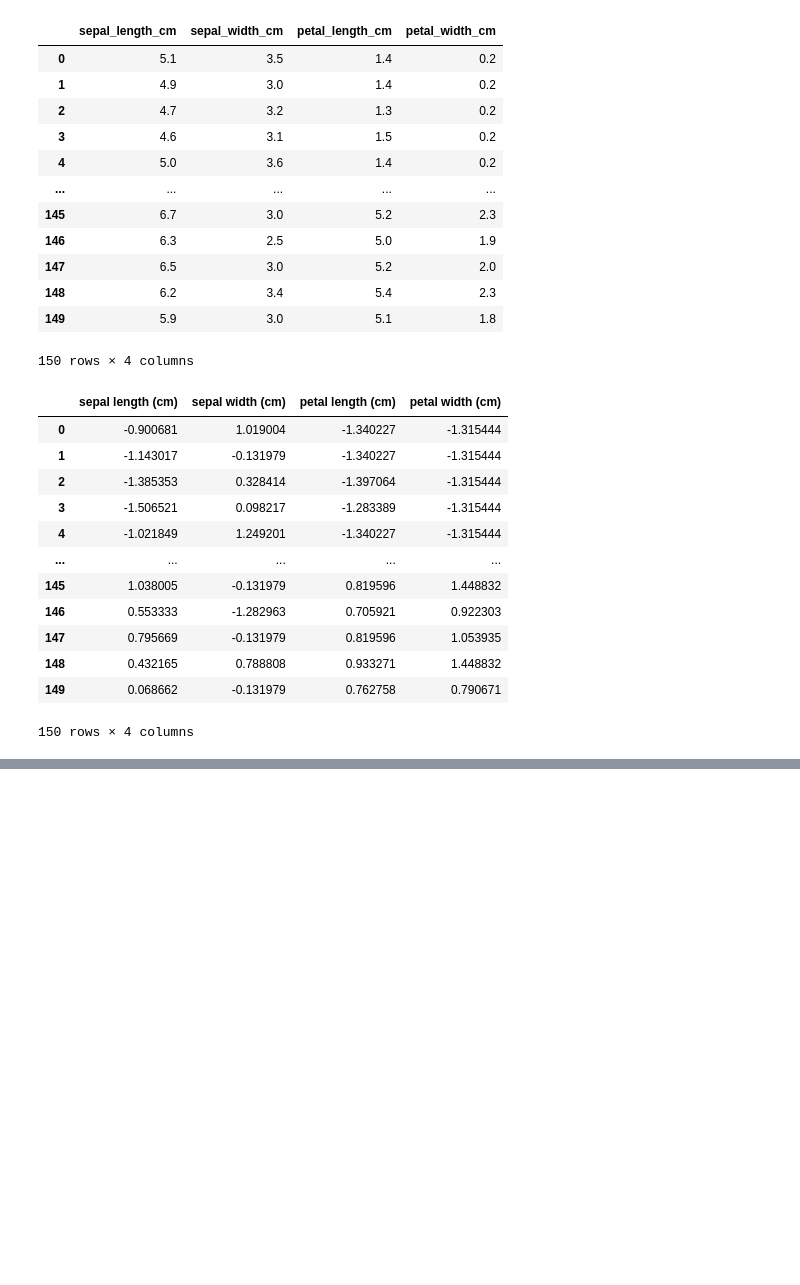
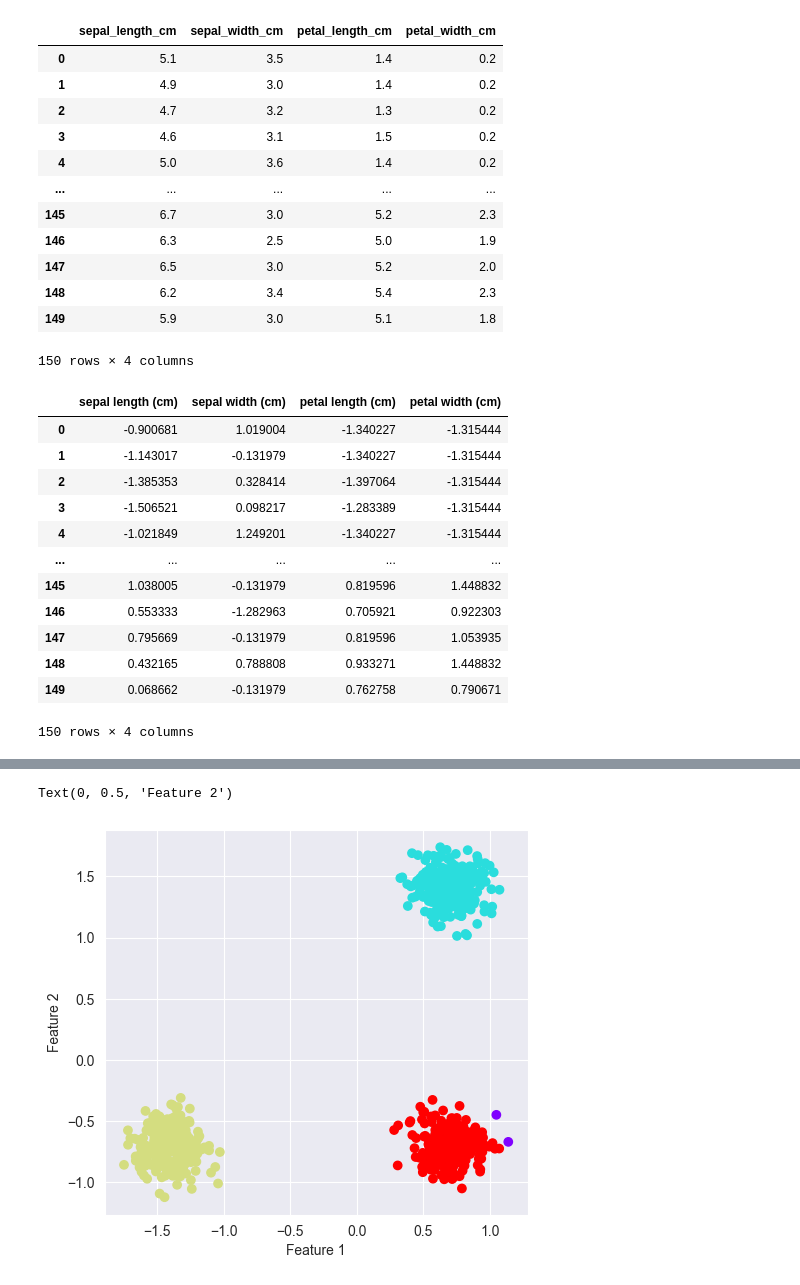
Before and after one commit to potapovkd/ml_lessons, a Jupyter notebook: lesson_7/clustering.ipynb, the cells around one changed output, grey strips where cells are left out. Saved outputs shown, nothing was run; the diff lists cells and outputs as text; code cells hidden in the pictures; blank space fills up the shorter version.

```diff
--- a/lesson_7/clustering.ipynb
+++ b/lesson_7/clustering.ipynb
@@ -123,0 +186,11 @@ Text(0, 0.5, 'Feature 2')
+# %%
+plt.figure(figsize=(12, 5))
+
+plt.subplot(1, 2, 1)
+plt.subplots_adjust(wspace=0.2)
+plt.scatter(df.iloc[:, 0], df.iloc[:, 1], c=df['labels'], cmap="rainbow")
+plt.xlabel("Feature 1")
+plt.ylabel("Feature 2")
+# %% [output]
+Text(0, 0.5, 'Feature 2')
+[figure, added]
```
Also changed, not shown: parts of 7 cells of this notebook.
